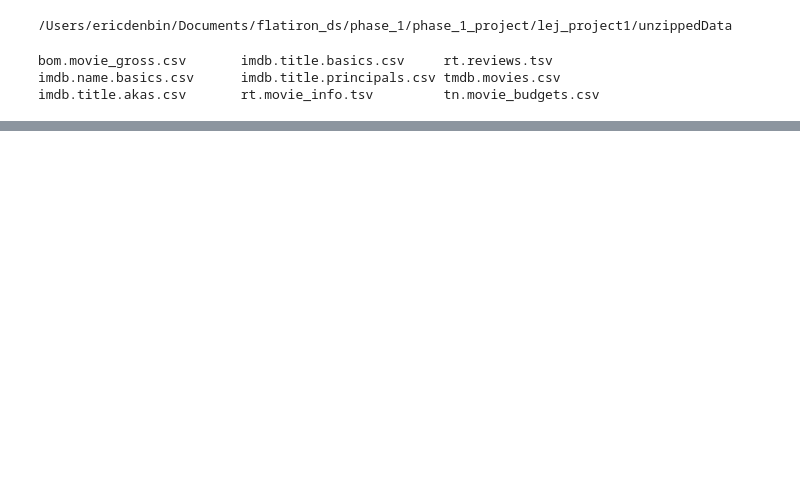
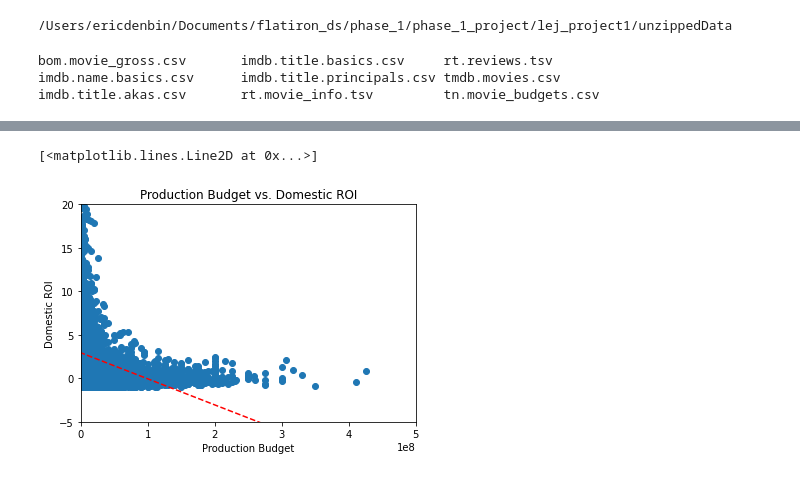
Before and after one commit to jmarkowi/Microsoft-Studios-Analysis, a Jupyter notebook: Eric––Project_1_Workbook.ipynb, the cells around one changed output, grey strips where cells are left out. Saved outputs shown, nothing was run; the diff lists cells and outputs as text; code cells hidden in the pictures; blank space fills up the shorter version.

```diff
--- a/Eric––Project_1_Workbook.ipynb
+++ b/Eric––Project_1_Workbook.ipynb
@@ -197,6 +149,2 @@ m_budgets_sort_worldwide_gross_df.head()
-# %%
-movie_budgets_df["worldwide_roi"] = movie_budgets_df["worldwide_profit"]/movie_budgets_df["worldwide_gross"]
-
-movie_budgets_df["domestic_roi"] = movie_budgets_df["domestic_profit"]/movie_budgets_df['domestic_gross']
 # %%
 movie_budgets_df.head()
@@ -203,4 +158,4 @@ movie_budgets_df.head()
-# %%
-movie_budgets_df.drop("domestic_roi", axis=1, inplace=True)
-# %%
-movie_budgets_df.drop("worldwide_roi", axis=1, inplace=True)
+# %%
+movie_budgets_df["worldwide_profit_margin"] = movie_budgets_df["worldwide_profit"]/movie_budgets_df["worldwide_gross"]
+
+movie_budgets_df["domestic_profit_margin"] = movie_budgets_df["domestic_profit"]/movie_budgets_df['domestic_gross']
@@ -206,0 +194,24 @@ movie_budgets_df.drop("worldwide_roi", axis=1, inplace=True)
+# %%
+import matplotlib.pyplot as plt
+import numpy as np
+
+fig, ax = plt.subplots()
+
+X = movie_budgets_df['production_budget']
+
+Y = movie_budgets_df['domestic_roi']
+
+ax.scatter(X, Y)
+ax.set_title('Production Budget vs. Domestic ROI')
+ax.set_xlabel('Production Budget')
+ax.set_ylabel('Domestic ROI')
+
+plt.xlim(0, 500000000)
+plt.ylim(-5, 20)
+
+z = np.polyfit(X, Y, 1) #create trendline
+p = np.poly1d(z)
+plt.plot(X,p(X),"r--") #plot trendline
+# %% [output]
+[<matplotlib.lines.Line2D at 0x...>]
+[figure, added]
```
Also changed, not shown: parts of 129 cells of this notebook.
